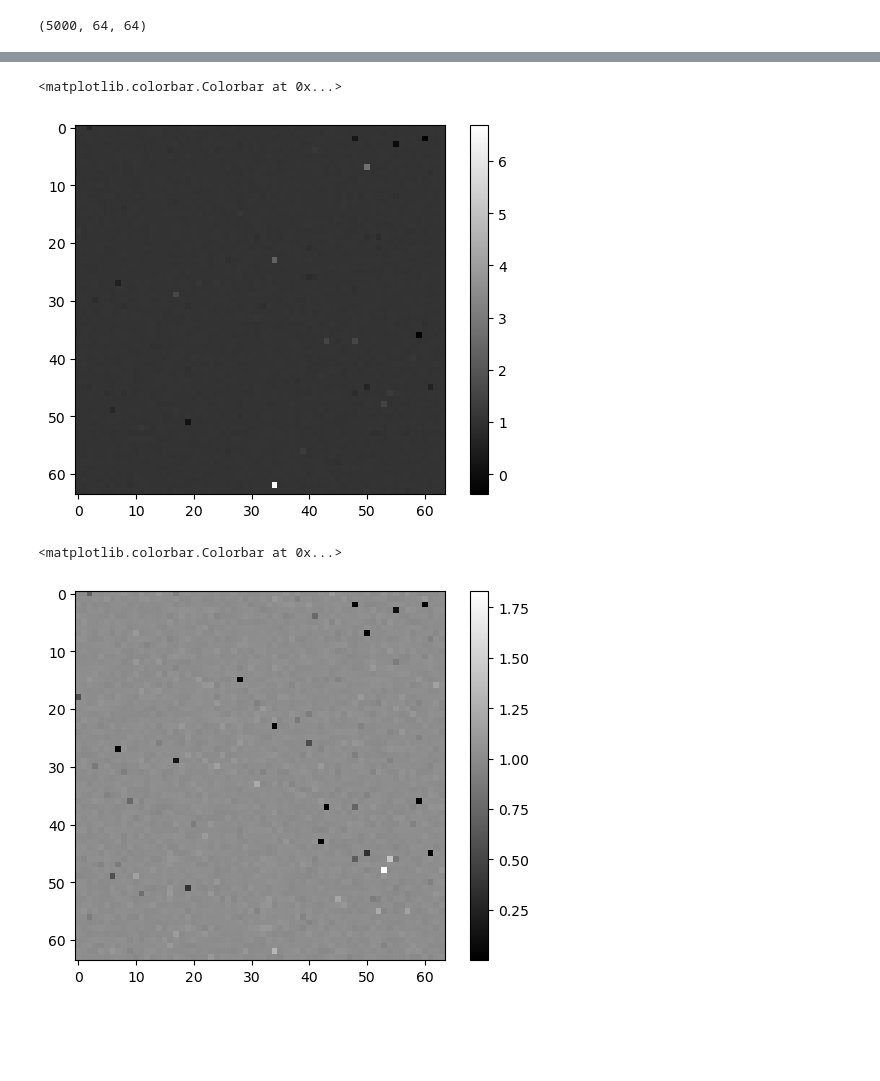
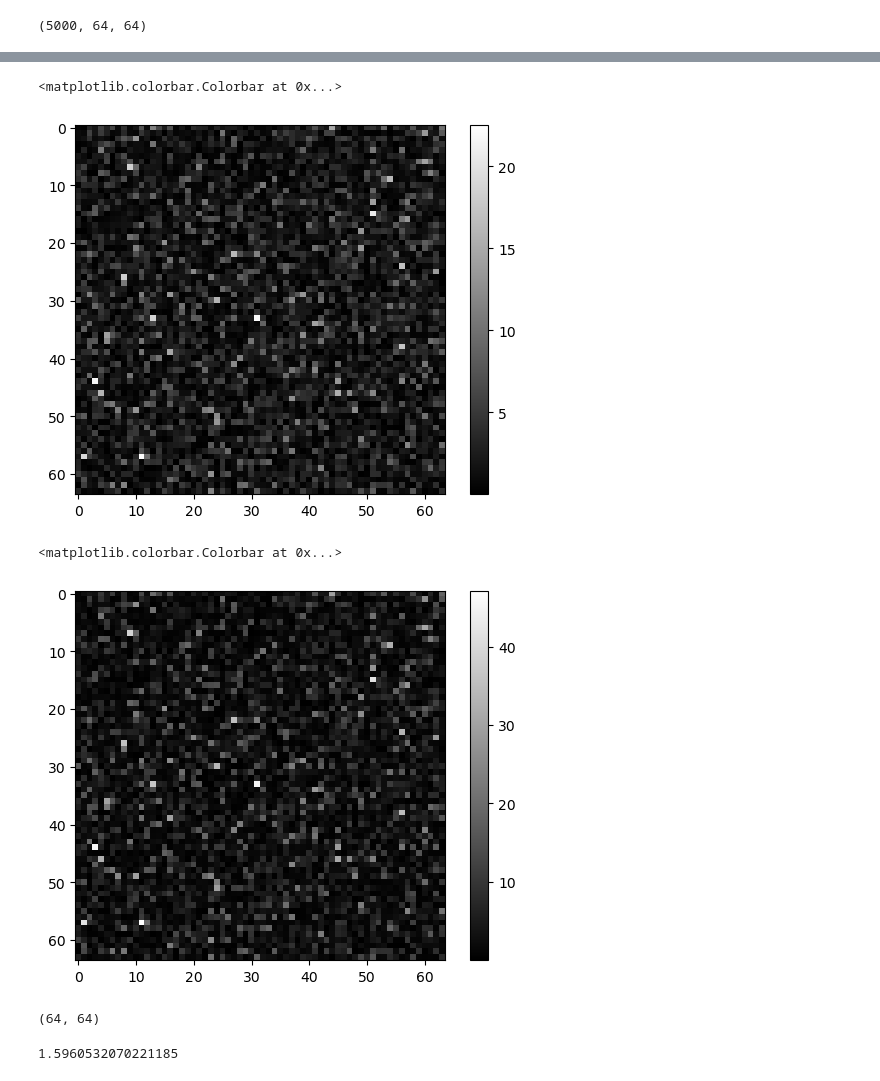
Before and after one commit to rdsza/RobustEstimators, a Jupyter notebook: Image_alg.ipynb, the cells around one changed output, grey strips where cells are left out. Saved outputs shown, nothing was run; the diff lists cells and outputs as text; code cells hidden in the pictures; blank space fills up the shorter version.

Commit message:
Testing buffer

```diff
--- a/Image_alg.ipynb
+++ b/Image_alg.ipynb
@@ -26,7 +26,7 @@ def create_volume(outliers):
             indicies = np.random.randint(0, 4999, outliers)
             for o in range(outliers):
                 g = indicies[o]
-                outs = np.random.uniform(0, 11)
+                outs = np.random.uniform(4, 11)
                 volume[g][i][j] = outs
 
     return volume, true_mean, true_std
@@ -122,15 +115,26 @@ def image_algorithm(volume, t):
     return mean_image, std_image
 # %%
 final = dict()
-np.random.seed(1)
-percent_mean_errors = []
-percent_std_errors = []
+for buffer_size in range(5, 21, 5):
+    percent_mean_errors = []
+    percent_std_errors = []
+    volume, true_mean, true_std = create_volume(500)
+    mean, std = image_algorithm(volume, 3, buffer_size)
+    diff_in_means = mean - true_mean
+    diff_in_std = std - true_std
+    percent_mean_errors.append(abs(diff_in_means/true_mean) * 100)
+    percent_std_errors.append(abs(diff_in_std/ true_std) * 100)
+    vals = 0
+    outliers_mean = 0
+    outliers_std = 0
+    re_mean = np.reshape(percent_mean_errors, (4096, 1))
+    re_std = np.reshape(percent_std_errors, (4096, 1))
+
+    for i in range(len(re_mean)):
+        if(re_mean[i] > 10):
+            outliers_mean +=1
+        if(re_std[i] > 10):
+            outliers_std +=1
 
 
-
-volume, true_mean, true_std = create_volume(500)
-mean, std = image_algorithm(volume, 3)
-diff_in_means = mean - true_mean
-diff_in_std = std - true_std
-percent_mean_errors.append(abs(diff_in_means/true_mean) * 100)
-percent_std_errors.append(abs(diff_in_std/ true_std) * 100)
+    final[buffer_size] = (np.mean(percent_mean_errors), np.mean(percent_std_errors), outliers_mean, outliers_std)
@@ -194,14 +205,22 @@ vals
 # %%
 import matplotlib.pyplot as plt
-plt.imshow(mean, cmap='gray')
+plt.imshow(percent_mean_errors[0], cmap='gray')
 plt.colorbar()
 # %% [output]
 <matplotlib.colorbar.Colorbar at 0x...>
-[figure, old version]
+[figure, new version]
 # %%
 import matplotlib.pyplot as plt
-plt.imshow(std, cmap='gray')
+plt.imshow(percent_std_errors[0], cmap='gray')
 plt.colorbar()
 # %% [output]
 <matplotlib.colorbar.Colorbar at 0x...>
-[figure, old version]
+[figure, new version]
+# %%
+np.shape(volume[41][:][:])
+# %% [output]
+(64, 64)
+# %%
+np.mean(volume[41][:][:])
+# %% [output]
+1.5960532070221185
```
Also changed, not shown: parts of 12 cells of this notebook.
